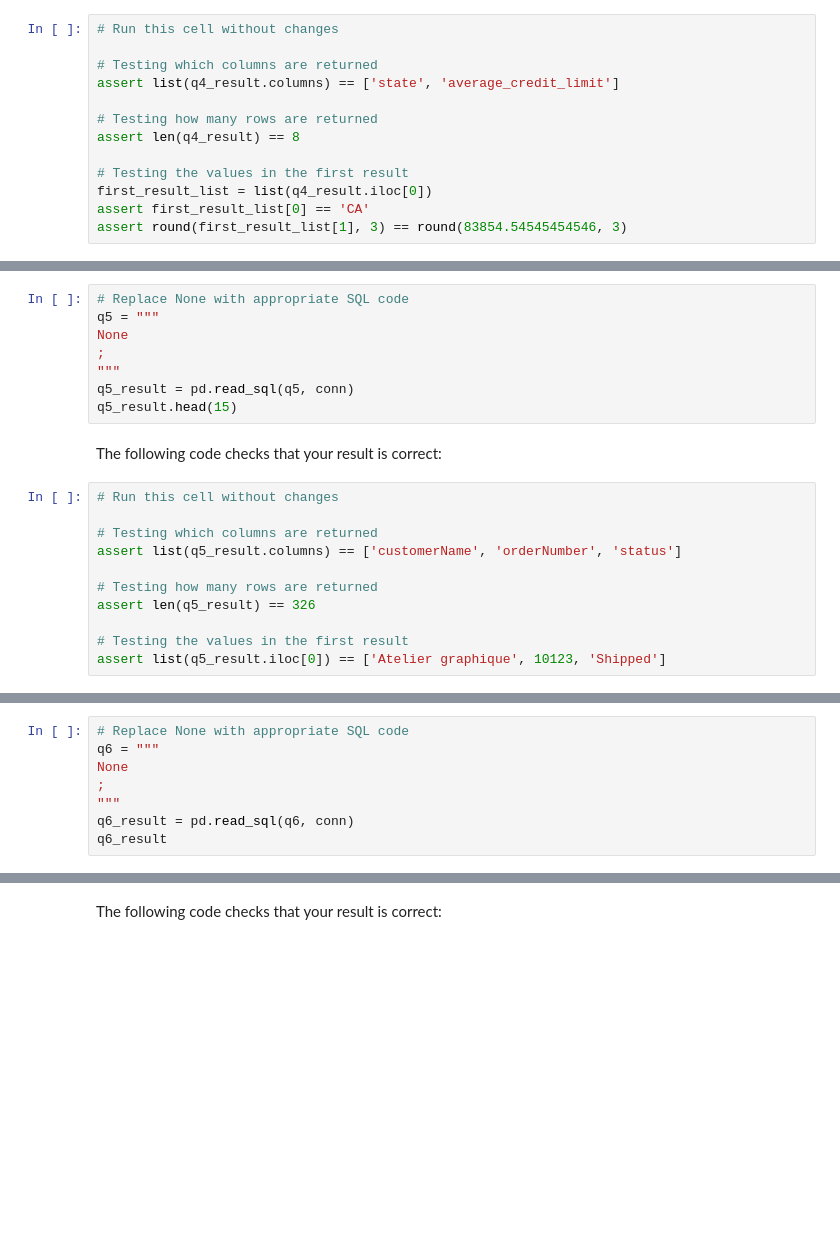
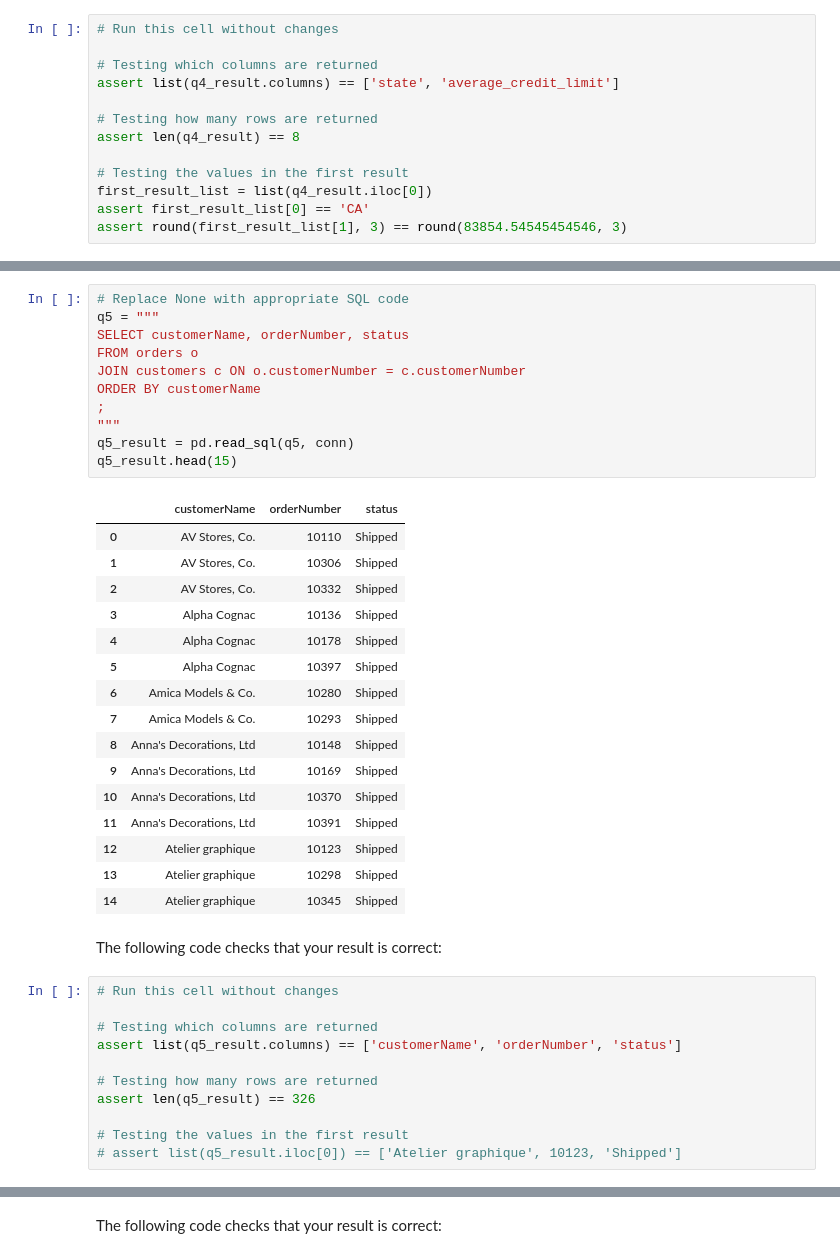
Before and after one commit to Collin9726/dsc-sql-lab, a Jupyter notebook: index.ipynb, the cells around one changed output, grey strips where cells are left out. Cells and saved outputs as stored; diff of their text form; blank space fills up the shorter version.

```diff
--- a/index.ipynb
+++ b/index.ipynb
@@ -219,11 +290,31 @@ Write a query that uses `JOIN` statements to get the customer name, order number
 # %%
 # Replace None with appropriate SQL code
 q5 = """
-None
+SELECT customerName, orderNumber, status
+FROM orders o
+JOIN customers c ON o.customerNumber = c.customerNumber
+ORDER BY customerName
 ;
 """
 q5_result = pd.read_sql(q5, conn)
 q5_result.head(15)
+# %% [output]
+|  | customerName | orderNumber | status |
+| 0 | AV Stores, Co. | 10110 | Shipped |
+| 1 | AV Stores, Co. | 10306 | Shipped |
+| 2 | AV Stores, Co. | 10332 | Shipped |
+| 3 | Alpha Cognac | 10136 | Shipped |
+| 4 | Alpha Cognac | 10178 | Shipped |
+| 5 | Alpha Cognac | 10397 | Shipped |
+| 6 | Amica Models & Co. | 10280 | Shipped |
+| 7 | Amica Models & Co. | 10293 | Shipped |
+| 8 | Anna's Decorations, Ltd | 10148 | Shipped |
+| 9 | Anna's Decorations, Ltd | 10169 | Shipped |
+| 10 | Anna's Decorations, Ltd | 10370 | Shipped |
+| 11 | Anna's Decorations, Ltd | 10391 | Shipped |
+| 12 | Atelier graphique | 10123 | Shipped |
+| 13 | Atelier graphique | 10298 | Shipped |
+| 14 | Atelier graphique | 10345 | Shipped |
 # %% [markdown]
 The following code checks that your result is correct:
 # %%
@@ -236,7 +327,7 @@ assert list(q5_result.columns) == ['customerName', 'orderNumber', 'status']
 assert len(q5_result) == 326
 
 # Testing the values in the first result
-assert list(q5_result.iloc[0]) == ['Atelier graphique', 10123, 'Shipped']
+# assert list(q5_result.iloc[0]) == ['Atelier graphique', 10123, 'Shipped']
 # %% [markdown]
 ### Query 6: Total Payments
 
@@ -247,11 +338,3 @@ The three columns selected should be `customerName`, `customerNumber` and `total
 #### Expected Output
 
 <img src='https://curriculum-content.s3.amazonaws.com/data-science/images/expected_output_q6.png'>
-# %%
-# Replace None with appropriate SQL code
-q6 = """
-None
-;
-"""
-q6_result = pd.read_sql(q6, conn)
-q6_result
```
Also changed, not shown: parts of 7 cells of this notebook.
